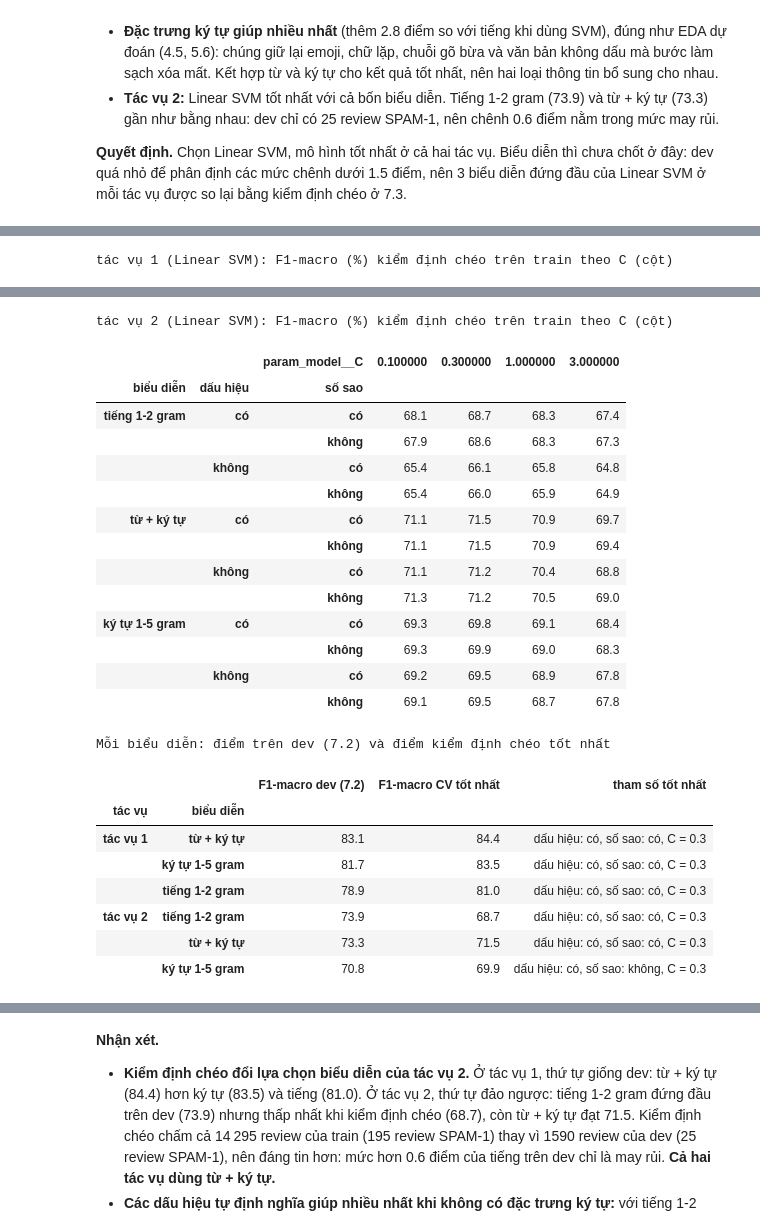
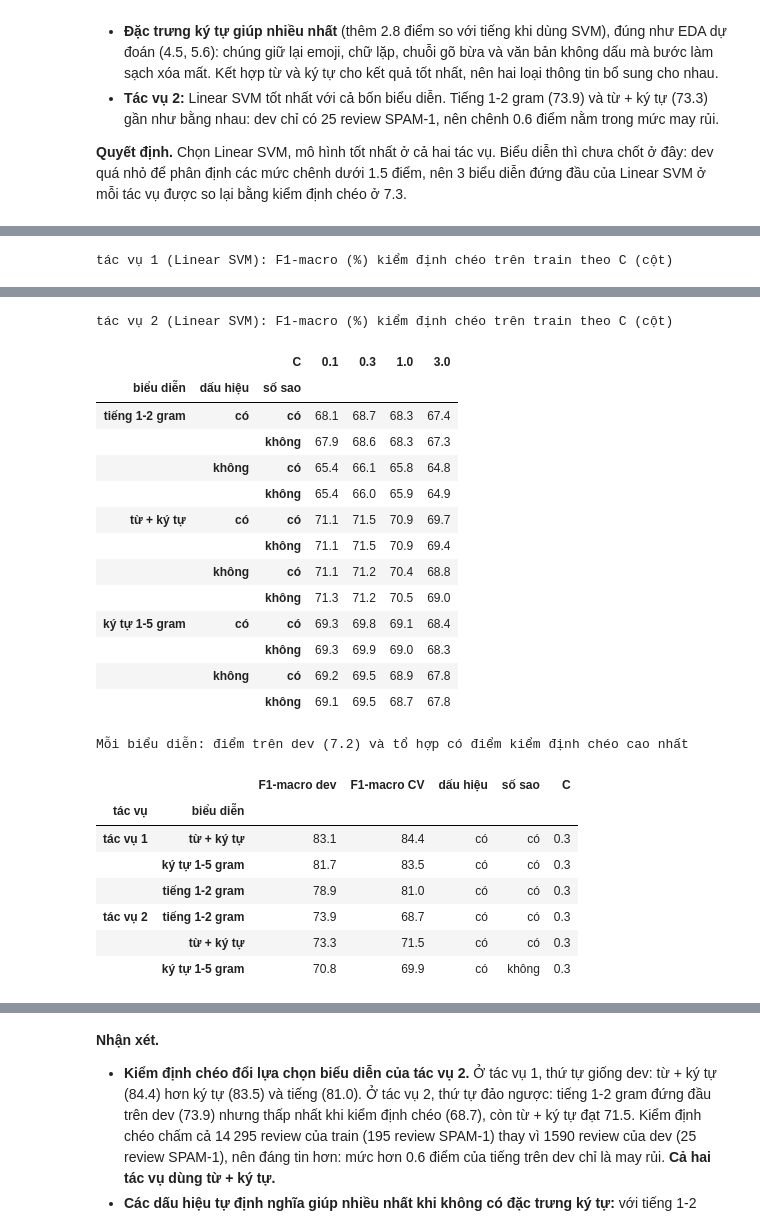
Before and after one commit to trthminh/CO5177, a Jupyter notebook: notebooks/text.ipynb, the cells around one changed output, grey strips where cells are left out. Cells and saved outputs as stored; diff of their text form; code cells hidden in the pictures.

```diff
--- a/notebooks/text.ipynb
+++ b/notebooks/text.ipynb
@@ -186,7 +209,7 @@ def format_number(value, precision=1):
     if isinstance(value, (int, np.integer)):
         return f"{value:,}".replace(",", "\u2009") if abs(value) >= 10000 else str(value)
     if isinstance(value, (float, np.floating)):
-        return f"{value:.{precision}f}"
+        return "" if np.isnan(value) else f"{value:.{precision}f}"   # ô không có giá trị để trống
     return value
 
 
@@ -1070,7 +1122,7 @@ Mỗi hộp thể hiện 50% review ở giữa của một lớp: từ phân v
 fig = go.Figure()
 for type_name in TYPE_NAMES.values():
     fig.add_trace(go.Box(y=train.loc[train["type_name"] == type_name, "n_syllables"], name=type_name,
-                         marker_color=TYPE_COLORS[type_name], boxmean=True, boxpoints=False))
+                         marker_color=TYPE_COLORS[type_name], boxmean=True, boxpoints="outliers", marker_size=3))
 show_fig(fig, "Review giả (SPAM-1) dài nhất; SPAM-3 trải rộng nhất, từ rỗng đến rất dài",
          yaxis_title="Số tiếng mỗi review", height=460, showlegend=False)
 # %% [output]
@@ -1702,45 +1827,40 @@ Tập dev chỉ có 1590 review (25 review SPAM-1), nên chênh lệch dưới 1
 Mỗi tác vụ có 3 × 2 × 2 × 4 = 48 tổ hợp, mỗi tổ hợp học 3 lần. Mọi tổ hợp dùng cùng 3 phần chia nên điểm so sánh được với nhau. Tổ hợp có F1-macro trung bình cao nhất được chọn.
 # %%
 EXTRA_STEPS = [("signals", MaxAbsScaler(), SIGNAL_FEATURES), ("rating", OneHotEncoder(handle_unknown="ignore"), [RATING_COL])]
-C_GRID = {"Linear SVM": [0.1, 0.3, 1, 3], "Logistic Regression": [1, 3, 10, 30]}
-N_CANDIDATES = 3      # số biểu diễn đứng đầu ở 7.2 được so lại bằng kiểm định chéo
+PARAM_GRID = {"features__signals": [MaxAbsScaler(), "drop"],                          # có hoặc không có 10 dấu hiệu
+              "features__rating": [OneHotEncoder(handle_unknown="ignore"), "drop"],   # có hoặc không có số sao
+              "model__C": [0.1, 0.3, 1, 3]}
 cv_folds = StratifiedKFold(n_splits=3, shuffle=True, random_state=SEED)   # mọi lần so sánh dùng cùng 3 phần
 
-searches, final_representation, cv_summary = {}, {}, []
+svm_dev = comparison[comparison["mô hình"] == "Linear SVM"]     # 7.2 đã chọn Linear SVM
+searches, final_representation, cv_tables = {}, {}, []
 for task in TASKS:
-    clf_name = best.loc[task, "mô hình"]
-    candidates = (comparison[(comparison["tác vụ"] == task) & (comparison["mô hình"] == clf_name)]
-                  .nlargest(N_CANDIDATES, "F1-macro dev")["biểu diễn"])
-    param_grid = {"features__signals": [MaxAbsScaler(), "drop"],
-                  "features__rating": [OneHotEncoder(handle_unknown="ignore"), "drop"],
-                  "model__C": C_GRID[clf_name]}
-    task_searches, task_tables = {}, []
+    candidates = svm_dev[svm_dev["tác vụ"] == task].nlargest(3, "F1-macro dev")["biểu diễn"]
+    task_searches = {}
     for representation in candidates:
-        search = GridSearchCV(make_pipeline(representation, CLASSIFIERS[clf_name], EXTRA_STEPS), param_grid,
+        search = GridSearchCV(make_pipeline(representation, CLASSIFIERS["Linear SVM"], EXTRA_STEPS), PARAM_GRID,
                               scoring="f1_macro", cv=cv_folds, n_jobs=-1)
         task_searches[representation] = search.fit(X_train, y_train[task])
-        cv = pd.DataFrame(search.cv_results_)
-        cv["biểu diễn"] = representation
-        cv["dấu hiệu"] = np.where(cv["param_features__signals"].astype(str) == "drop", "không", "có")
-        cv["số sao"] = np.where(cv["param_features__rating"].astype(str) == "drop", "không", "có")
-        task_tables.append(cv)
-        cv_summary.append({"tác vụ": task, "biểu diễn": representation,
-                           "F1-macro dev (7.2)": comparison.loc[(comparison["tác vụ"] == task)
-                                                                & (comparison["biểu diễn"] == representation)
-                                                                & (comparison["mô hình"] == clf_name), "F1-macro dev"].iloc[0],
-                           "F1-macro CV tốt nhất": search.best_score_ * 100,
-                           "tham số tốt nhất": f"dấu hiệu: {cv.loc[search.best_index_, 'dấu hiệu']}, "
-                                               f"số sao: {cv.loc[search.best_index_, 'số sao']}, C = {search.best_params_['model__C']}"})
+        cv_tables.append(pd.DataFrame(search.cv_results_).assign(**{"tác vụ": task, "biểu diễn": representation}))
     final_representation[task] = max(task_searches, key=lambda r: task_searches[r].best_score_)
     searches[task] = task_searches[final_representation[task]]
-    show_table(pd.concat(task_tables).pivot_table(index=["biểu diễn", "dấu hiệu", "số sao"], columns="param_model__C",
-                                                  values="mean_test_score", sort=False) * 100,
-               f"{task} ({clf_name}): F1-macro (%) kiểm định chéo trên train theo C (cột)")
 
-show_table(pd.DataFrame(cv_summary).set_index(["tác vụ", "biểu diễn"]),
-           "Mỗi biểu diễn: điểm trên dev (7.2) và điểm kiểm định chéo tốt nhất", text_columns=["tham số tốt nhất"])
+cv_results = pd.concat(cv_tables, ignore_index=True)
+cv_results["dấu hiệu"] = np.where(cv_results["param_features__signals"].astype(str) == "drop", "không", "có")
+cv_results["số sao"] = np.where(cv_results["param_features__rating"].astype(str) == "drop", "không", "có")
+cv_results["C"] = cv_results["param_model__C"].astype(str)   # "0.1", "0.3", "1", "3" để tiêu đề cột dễ đọc
+cv_results["F1-macro CV"] = cv_results["mean_test_score"] * 100
 for task in TASKS:
-    print(f"{task}: chọn {final_representation[task]}, tham số {searches[task].best_params_}, "
-          f"F1-macro CV = {searches[task].best_score_ * 100:.1f}")
+    show_table(cv_results[cv_results["tác vụ"] == task].pivot_table(
+                   index=["biểu diễn", "dấu hiệu", "số sao"], columns="C", values="F1-macro CV", sort=False),
+               f"{task} (Linear SVM): F1-macro (%) kiểm định chéo trên train theo C (cột)")
+
+best_cv = cv_results.loc[cv_results.groupby(["tác vụ", "biểu diễn"], sort=False)["F1-macro CV"].idxmax()]
+show_table(best_cv.merge(svm_dev, on=["tác vụ", "biểu diễn"]).set_index(["tác vụ", "biểu diễn"])
+           [["F1-macro dev", "F1-macro CV", "dấu hiệu", "số sao", "C"]],
+           "Mỗi biểu diễn: điểm trên dev (7.2) và tổ hợp có điểm kiểm định chéo cao nhất")
+for task in TASKS:
+    print(f"{task}: chọn {final_representation[task]}, F1-macro CV = {searches[task].best_score_ * 100:.1f}, "
+          f"tham số {searches[task].best_params_}")
 # %% [output]
 tác vụ 1 (Linear SVM): F1-macro (%) kiểm định chéo trên train theo C (cột)
@@ -1748,37 +1868,37 @@ tác vụ 1 (Linear SVM): F1-macro (%) kiểm định chéo trên train theo C (
 | biểu diễn | dấu hiệu | số sao |  |  |  |  |
 | từ + ký tự | có | có | 84.1 | 84.4 | 84.0 | 83.4 |
 |  |  | không | 84.1 | 84.4 | 83.9 | 83.4 |
 |  | không | có | 83.9 | 83.9 | 83.7 | 83.1 |
 |  |  | không | 83.8 | 84.1 | 83.6 | 83.0 |
 | ký tự 1-5 gram | có | có | 83.4 | 83.5 | 82.9 | 81.9 |
 |  |  | không | 83.3 | 83.3 | 82.8 | 81.9 |
 |  | không | có | 82.7 | 82.9 | 82.6 | 81.5 |
 |  |  | không | 82.7 | 82.8 | 82.4 | 81.6 |
 | tiếng 1-2 gram | có | có | 80.6 | 81.0 | 80.7 | 79.6 |
 |  |  | không | 80.6 | 80.9 | 80.6 | 79.7 |
 |  | không | có | 77.6 | 77.8 | 77.2 | 76.1 |
 |  |  | không | 77.4 | 77.5 | 77.1 | 75.8 |
 tác vụ 2 (Linear SVM): F1-macro (%) kiểm định chéo trên train theo C (cột)
-|  |  | param_model__C | 0.100000 | 0.300000 | 1.000000 | 3.000000 |
+|  |  | C | 0.1 | 0.3 | 1.0 | 3.0 |
 | biểu diễn | dấu hiệu | số sao |  |  |  |  |
 | tiếng 1-2 gram | có | có | 68.1 | 68.7 | 68.3 | 67.4 |
 |  |  | không | 67.9 | 68.6 | 68.3 | 67.3 |
 |  | không | có | 65.4 | 66.1 | 65.8 | 64.8 |
 |  |  | không | 65.4 | 66.0 | 65.9 | 64.9 |
 | từ + ký tự | có | có | 71.1 | 71.5 | 70.9 | 69.7 |
 |  |  | không | 71.1 | 71.5 | 70.9 | 69.4 |
 |  | không | có | 71.1 | 71.2 | 70.4 | 68.8 |
 |  |  | không | 71.3 | 71.2 | 70.5 | 69.0 |
 | ký tự 1-5 gram | có | có | 69.3 | 69.8 | 69.1 | 68.4 |
 |  |  | không | 69.3 | 69.9 | 69.0 | 68.3 |
 |  | không | có | 69.2 | 69.5 | 68.9 | 67.8 |
 |  |  | không | 69.1 | 69.5 | 68.7 | 67.8 |
-Mỗi biểu diễn: điểm trên dev (7.2) và điểm kiểm định chéo tốt nhất
+Mỗi biểu diễn: điểm trên dev (7.2) và tổ hợp có điểm kiểm định chéo cao nhất
-|  |  | F1-macro dev (7.2) | F1-macro CV tốt nhất | tham số tốt nhất |
-| tác vụ | biểu diễn |  |  |  |
-| tác vụ 1 | từ + ký tự | 83.1 | 84.4 | dấu hiệu: có, số sao: có, C = 0.3 |
-|  | ký tự 1-5 gram | 81.7 | 83.5 | dấu hiệu: có, số sao: có, C = 0.3 |
-|  | tiếng 1-2 gram | 78.9 | 81.0 | dấu hiệu: có, số sao: có, C = 0.3 |
-| tác vụ 2 | tiếng 1-2 gram | 73.9 | 68.7 | dấu hiệu: có, số sao: có, C = 0.3 |
-|  | từ + ký tự | 73.3 | 71.5 | dấu hiệu: có, số sao: có, C = 0.3 |
-|  | ký tự 1-5 gram | 70.8 | 69.9 | dấu hiệu: có, số sao: không, C = 0.3 |
+|  |  | F1-macro dev | F1-macro CV | dấu hiệu | số sao | C |
+| tác vụ | biểu diễn |  |  |  |  |  |
+| tác vụ 1 | từ + ký tự | 83.1 | 84.4 | có | có | 0.3 |
+|  | ký tự 1-5 gram | 81.7 | 83.5 | có | có | 0.3 |
+|  | tiếng 1-2 gram | 78.9 | 81.0 | có | có | 0.3 |
+| tác vụ 2 | tiếng 1-2 gram | 73.9 | 68.7 | có | có | 0.3 |
+|  | từ + ký tự | 73.3 | 71.5 | có | có | 0.3 |
+|  | ký tự 1-5 gram | 70.8 | 69.9 | có | không | 0.3 |
```
Also changed, not shown: parts of 34 cells of this notebook, 20 other files.
